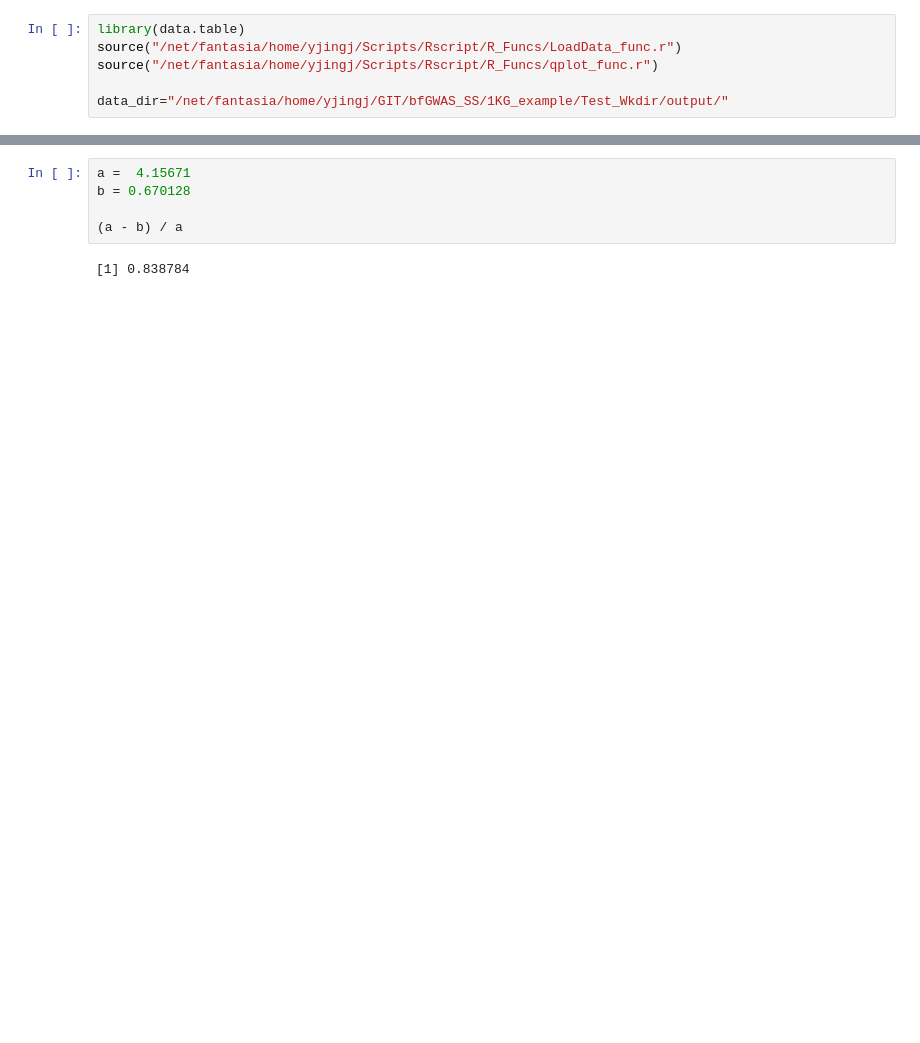
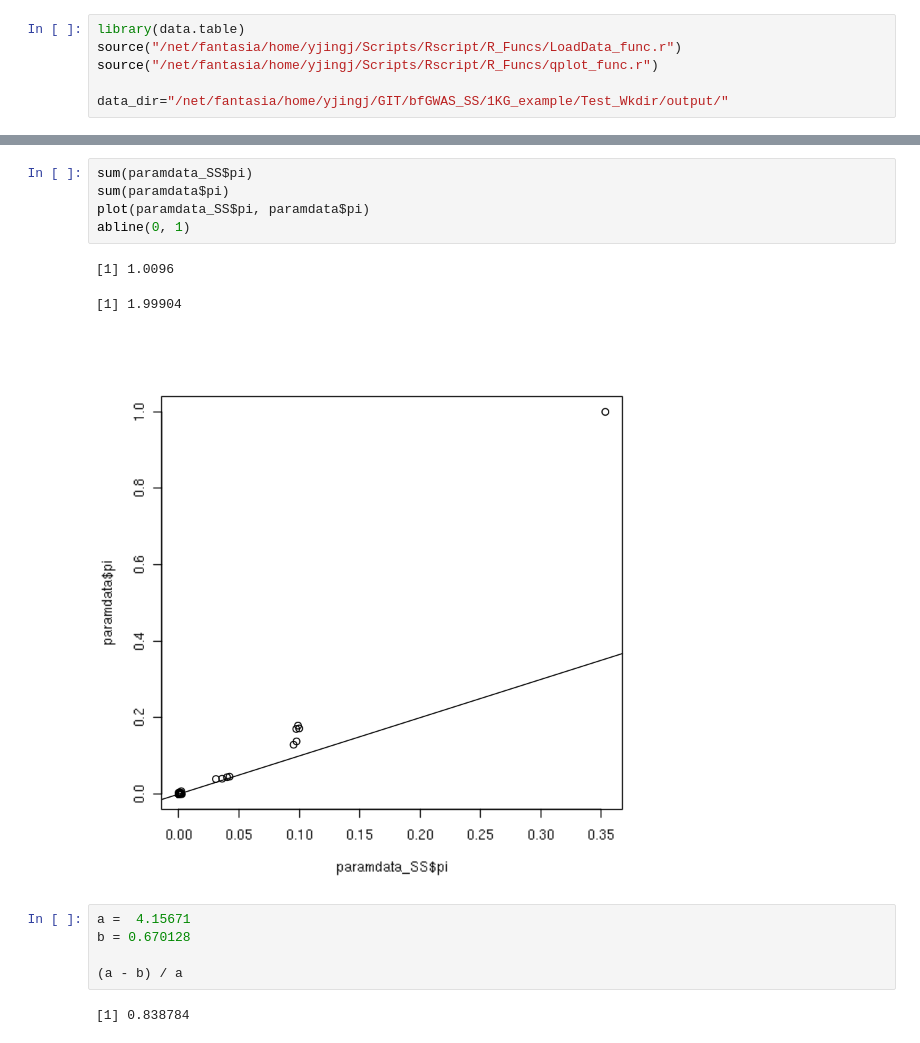
Before and after one commit to jche453/BGW-TWAS, a Jupyter notebook: 1KG_example/Test_Wkdir/output/TestRscript.ipynb, the cells around one changed output, grey strips where cells are left out. Saved outputs shown, nothing was run; the diff lists cells and outputs as text; blank space fills up the shorter version.

```diff
--- a/1KG_example/Test_Wkdir/output/TestRscript.ipynb
+++ b/1KG_example/Test_Wkdir/output/TestRscript.ipynb
@@ -69,3 +70,12 @@ paramdata[paramdata$pi > 0.1068, ]
+# %%
+sum(paramdata_SS$pi)
+sum(paramdata$pi)
+plot(paramdata_SS$pi, paramdata$pi)
+abline(0, 1)
+# %% [output]
+[1] 1.0096
+[1] 1.99904
+[figure, added]
 # %%
 a =  4.15671
 b = 0.670128
```
Also changed, not shown: parts of 2 cells of this notebook, 20 other files.
